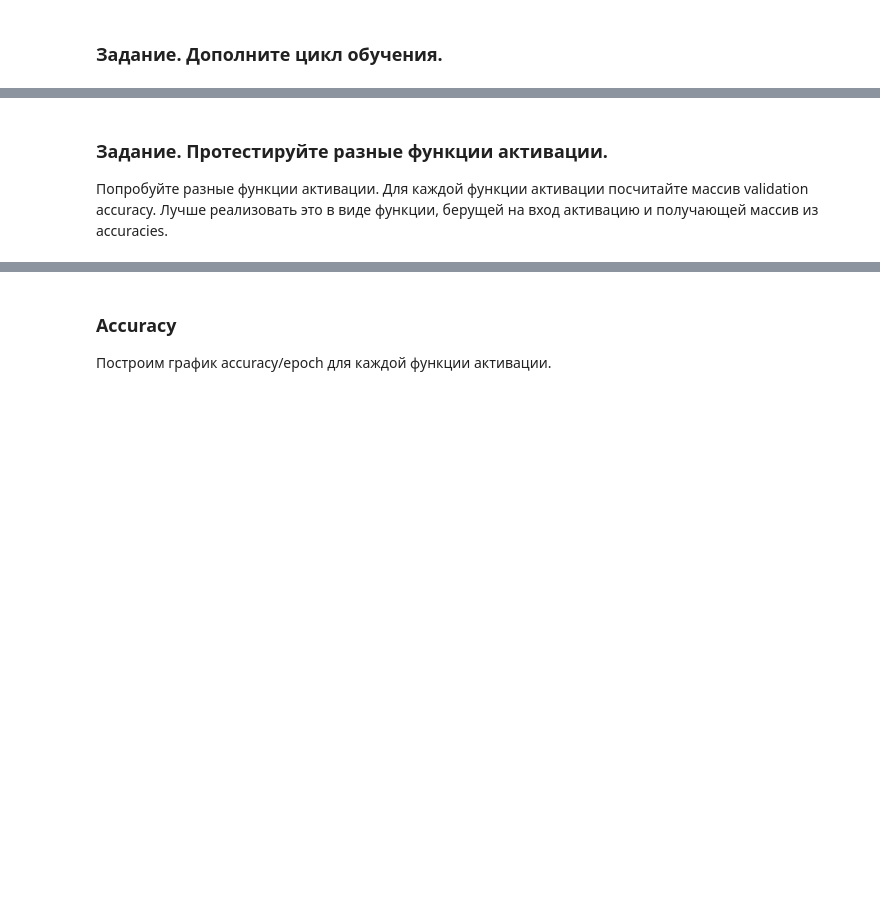
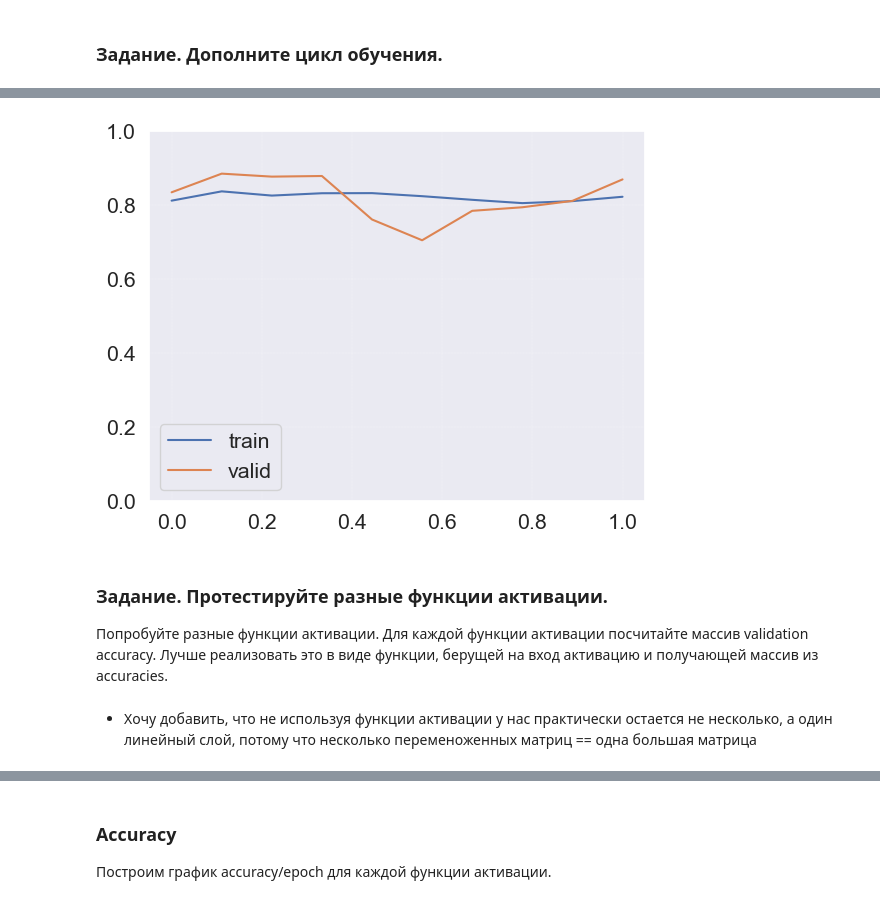
Before and after one commit to dimkablin/DeepLEarningSchool_MFTI, a Jupyter notebook: homework/11. Сверточные и полносвязанные сети/[homework]dense_and_convolutional_nn.ipynb, the cells around one changed output, grey strips where cells are left out. Cells and saved outputs as stored; diff of their text form; code cells hidden in the pictures; blank space fills up the shorter version.

```diff
--- a/homework/11. Сверточные и полносвязанные сети/[homework]dense_and_convolutional_nn.ipynb
+++ b/homework/11. Сверточные и полносвязанные сети/[homework]dense_and_convolutional_nn.ipynb
@@ -314,3 +309,13 @@ valid_dataloader = DataLoader(val_dataloader, batch_size=4) # YOUR CODE GOES HER
+# %%
+train_dataloader = DataLoader(
+    train_dataset,
+    batch_size=4,
+    shuffle=True) # YOUR CODE GOES HERE
+
+valid_dataloader = DataLoader(
+    val_dataset,
+    batch_size=4,
+    shuffle=True) # YOUR CODE GOES HERE
 # %% [markdown]
 ## Часть 2.1. Полносвязные нейронные сети
 Сначала решим MNIST с помощью полносвязной нейронной сети.
@@ -338,8 +343,8 @@ model = nn.Sequential(
     activation(),
     nn.Linear(in_features=128, out_features=128),
     activation(),
-    nn.Linear(in_features=128, out_features=10)
-    # torch.nn.Softmax()
+    nn.Linear(in_features=128, out_features=10),
+    nn.Softmax()
 )
 # %%
 criterion = nn.CrossEntropyLoss() #YOUR CODE. Select a loss function
@@ -374,6 +387,7 @@ for epoch in range(max_epochs):  # <--------------- итерируемся по
 # %% [markdown]
 ### Задание. Дополните цикл обучения.
 # %%
+# НЕ ЗАПУСКАТЬ ЛИШНИЙ РАЗ
 max_epochs = 10
 accuracy = {"train": [], "valid": []}
 
@@ -381,6 +395,7 @@ for epoch in range(max_epochs):
     for k, dataloader in loaders.items():
         epoch_correct = 0
         epoch_all = 0
+        all_pred = 0
 
         for x_batch, y_batch in dataloader:
             if k == "train":
@@ -395,15 +410,16 @@ for epoch in range(max_epochs):
                     outp = model(x_batch)
 
             preds = outp.argmax(-1)
-            correct = sum(y_batch == preds) # YOUR CODE GOES HERE
-            all +=  # YOUR CODE GOES HERE
-            epoch_correct += correct.item()
-            epoch_all += all
+
+            epoch_correct += (y_batch == preds).sum() # YOUR CODE
+            epoch_all += dataloader.batch_size        # YOUR CODE
+
             if k == "train":
                 loss = criterion(outp, y_batch)
                 # YOUR CODE. Calculate gradients and make a step of your optimizer
                 loss.backward()
                 optimizer.step()
+
         if k == "train":
             print(f"Epoch: {epoch+1}")
         print(f"Loader: {k}. Accuracy: {epoch_correct/epoch_all}")
@@ -413,3 +445,14 @@ TypeError: unsupported operand type(s) for +=: 'builtin_function_or_method' and
+# %%
+plt.plot(np.linspace(0,1,len(accuracy["train"])),
+         accuracy["train"],
+         np.linspace(0,1,len(accuracy["valid"])),
+         accuracy["valid"])
+plt.legend(["train","valid"])
+plt.grid(linewidth=0.2, linestyle="--")
+plt.ylim([0, 1])
+None
+# %% [output]
+[figure, added]
 # %% [markdown]
 ### Задание. Протестируйте разные функции активации.
 Попробуйте разные функции активации. Для каждой функции активации посчитайте массив validation accuracy. Лучше реализовать это в виде функции, берущей на вход активацию и получающей массив из accuracies.
@@ -423,2 +518,4 @@ def test_activation_function(activation):
+# %% [markdown]
+- Хочу добавить, что не используя функции активации у нас практически остается не несколько, а один линейный слой, потому что несколько переменоженных матриц == одна большая матрица
 # %%
 plain_accuracy = test_activation_function(Identical)
```
Also changed, not shown: parts of 30 cells of this notebook, 1 other file.
